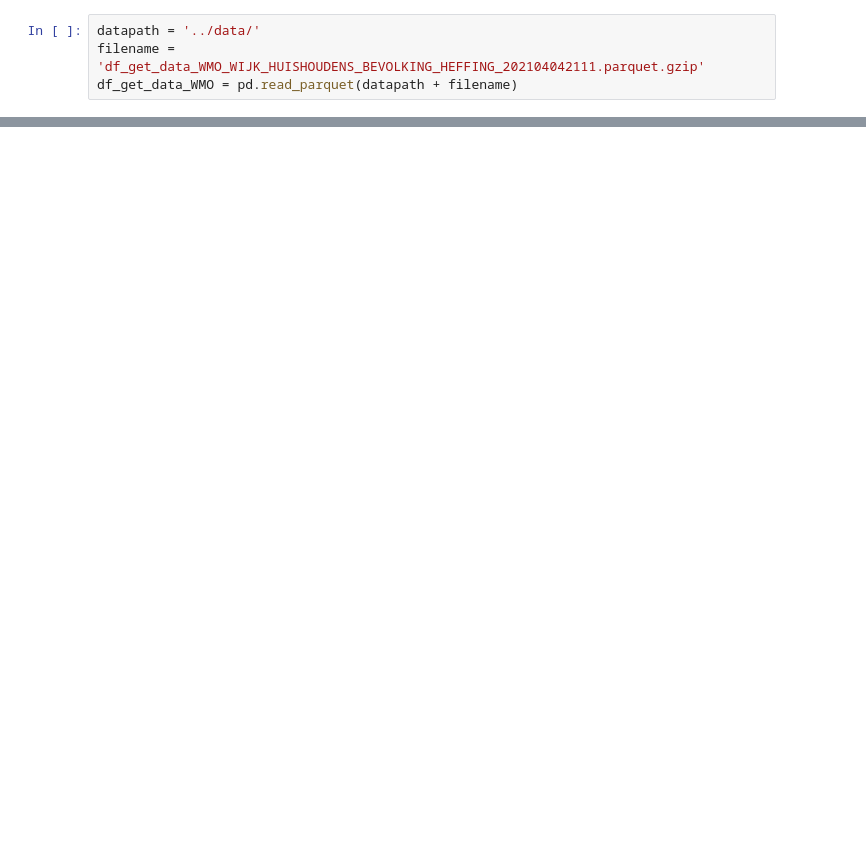
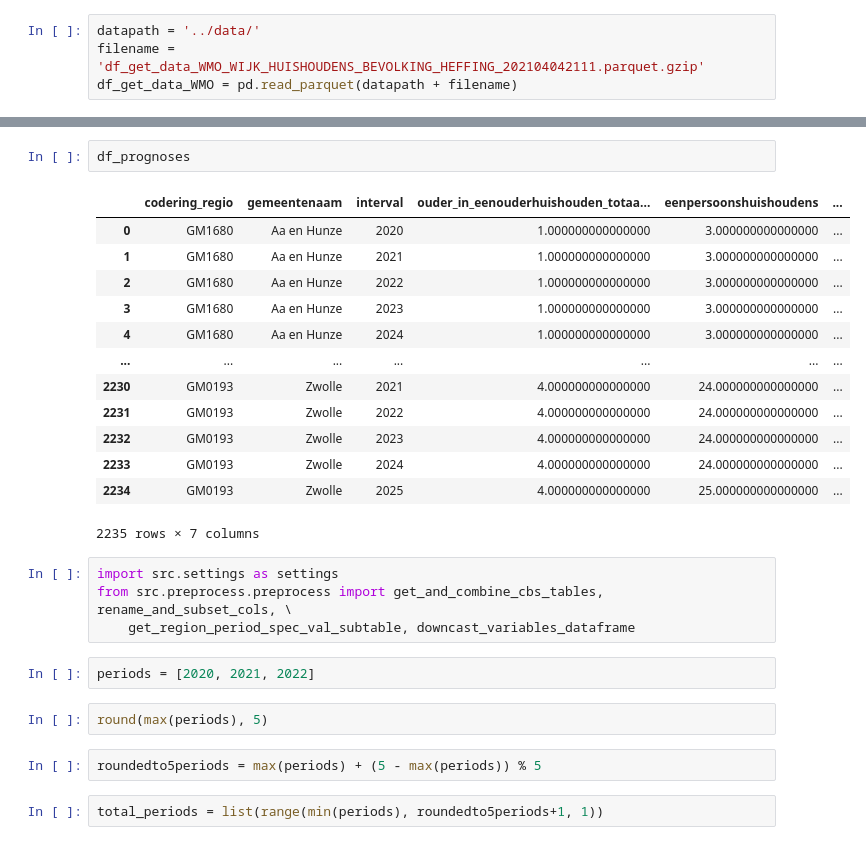
Before and after one commit to YoYo1971/WMO_JADS, a Jupyter notebook: notebooks/Develop_predict.ipynb, the cells around one changed output, grey strips where cells are left out. Drawn from its saved outputs; the diff is of its cells as text; blank space fills up the shorter version.

Commit message:
first step of making prediction to collect cbs prognoses

```diff
--- a/notebooks/Develop_predict.ipynb
+++ b/notebooks/Develop_predict.ipynb
@@ -46,0 +85,28 @@ df_get_data_WMO_cop[df_get_data_WMO_cop['interval']=='2019']['k40huishoudensmetl
+# %%
+df_prognoses
+# %% [output]
+|  | codering_regio | gemeentenaam | interval | ouder_in_eenouderhuishouden_totaa... | eenpersoonshuishoudens | ... |
+| 0 | GM1680 | Aa en Hunze | 2020 | 1.000000000000000 | 3.000000000000000 | ... |
+| 1 | GM1680 | Aa en Hunze | 2021 | 1.000000000000000 | 3.000000000000000 | ... |
+| 2 | GM1680 | Aa en Hunze | 2022 | 1.000000000000000 | 3.000000000000000 | ... |
+| 3 | GM1680 | Aa en Hunze | 2023 | 1.000000000000000 | 3.000000000000000 | ... |
+| 4 | GM1680 | Aa en Hunze | 2024 | 1.000000000000000 | 3.000000000000000 | ... |
+| ... | ... | ... | ... | ... | ... | ... |
+| 2230 | GM0193 | Zwolle | 2021 | 4.000000000000000 | 24.000000000000000 | ... |
+| 2231 | GM0193 | Zwolle | 2022 | 4.000000000000000 | 24.000000000000000 | ... |
+| 2232 | GM0193 | Zwolle | 2023 | 4.000000000000000 | 24.000000000000000 | ... |
+| 2233 | GM0193 | Zwolle | 2024 | 4.000000000000000 | 24.000000000000000 | ... |
+| 2234 | GM0193 | Zwolle | 2025 | 4.000000000000000 | 25.000000000000000 | ... |
+2235 rows × 7 columns
+# %%
+import src.settings as settings
+from src.preprocess.preprocess import get_and_combine_cbs_tables, rename_and_subset_cols, \
+    get_region_period_spec_val_subtable, downcast_variables_dataframe
+# %%
+periods = [2020, 2021, 2022]
+# %%
+round(max(periods), 5)
+# %%
+roundedto5periods = max(periods) + (5 - max(periods)) % 5
+# %%
+total_periods = list(range(min(periods), roundedto5periods+1, 1))
```
Also changed, not shown: parts of 52 cells of this notebook, 4 other files.
